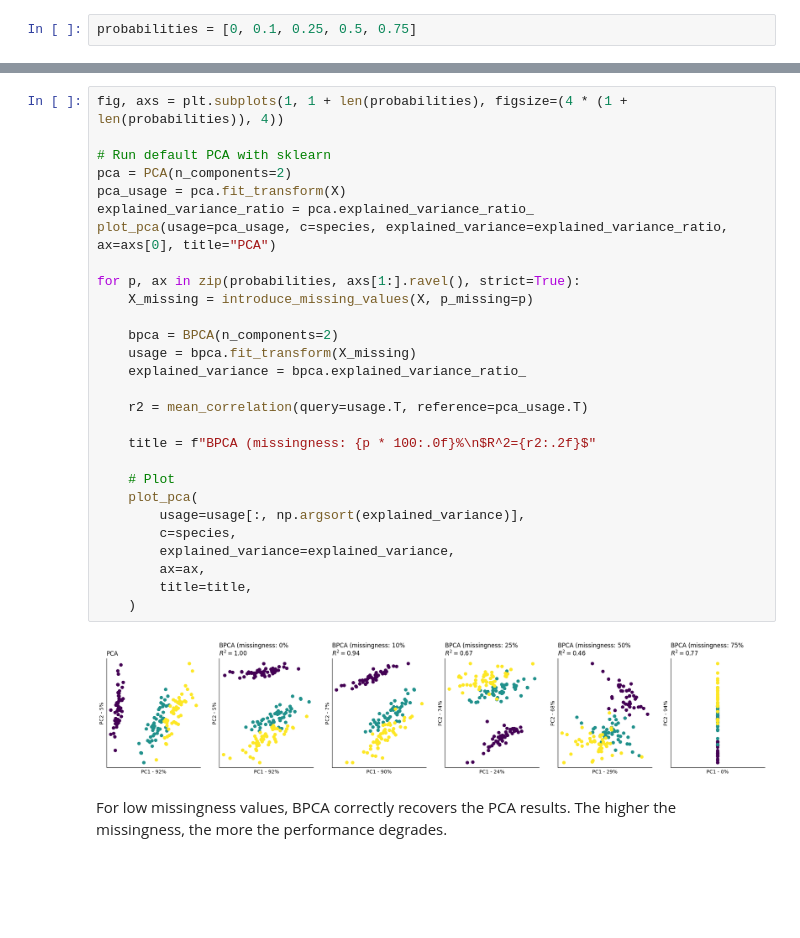
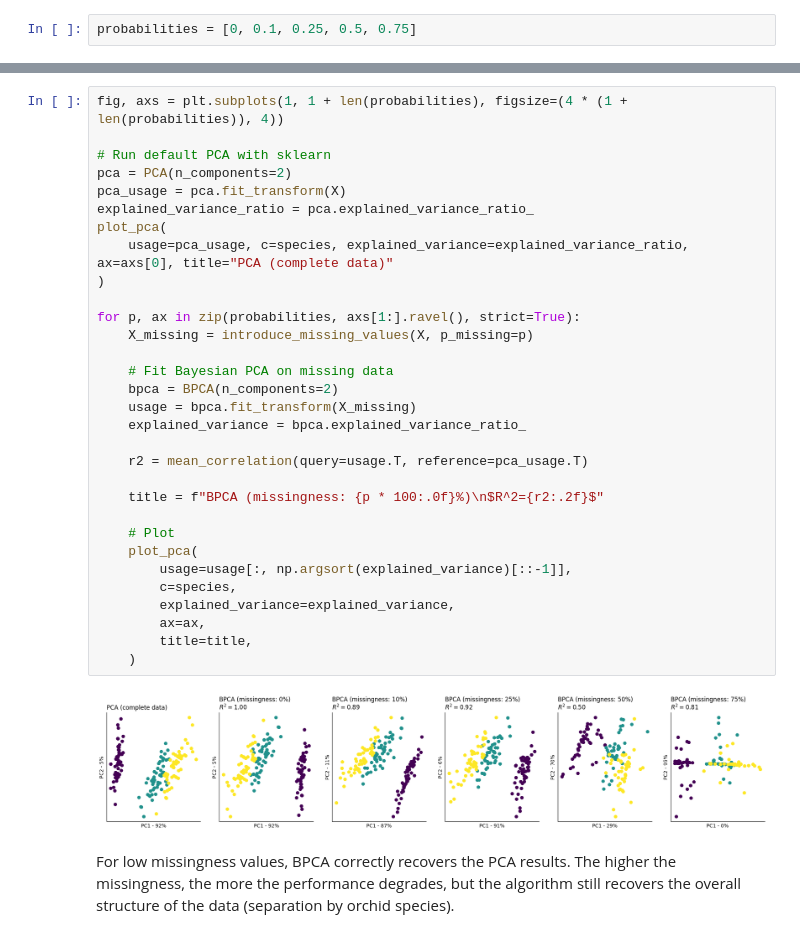
Before and after one commit to lucas-diedrich/bpca, a Jupyter notebook: docs/tutorials/001_iris-data.ipynb, the cells around one changed output, grey strips where cells are left out. Cells and saved outputs as stored; diff of their text form; blank space fills up the shorter version.

```diff
--- a/docs/tutorials/001_iris-data.ipynb
+++ b/docs/tutorials/001_iris-data.ipynb
@@ -87,32 +92,35 @@ probabilities = [0, 0.1, 0.25, 0.5, 0.75]
 # %%
 fig, axs = plt.subplots(1, 1 + len(probabilities), figsize=(4 * (1 + len(probabilities)), 4))
 
 # Run default PCA with sklearn
 pca = PCA(n_components=2)
 pca_usage = pca.fit_transform(X)
 explained_variance_ratio = pca.explained_variance_ratio_
-plot_pca(usage=pca_usage, c=species, explained_variance=explained_variance_ratio, ax=axs[0], title="PCA")
+plot_pca(
+    usage=pca_usage, c=species, explained_variance=explained_variance_ratio, ax=axs[0], title="PCA (complete data)"
+)
 
 for p, ax in zip(probabilities, axs[1:].ravel(), strict=True):
     X_missing = introduce_missing_values(X, p_missing=p)
 
+    # Fit Bayesian PCA on missing data
     bpca = BPCA(n_components=2)
     usage = bpca.fit_transform(X_missing)
     explained_variance = bpca.explained_variance_ratio_
 
     r2 = mean_correlation(query=usage.T, reference=pca_usage.T)
 
-    title = f"BPCA (missingness: {p * 100:.0f}%\n$R^2={r2:.2f}$"
+    title = f"BPCA (missingness: {p * 100:.0f}%)\n$R^2={r2:.2f}$"
 
     # Plot
     plot_pca(
-        usage=usage[:, np.argsort(explained_variance)],
+        usage=usage[:, np.argsort(explained_variance)[::-1]],
         c=species,
         explained_variance=explained_variance,
         ax=ax,
         title=title,
     )
 # %% [output]
-[figure, old version]
+[figure, new version]
 # %% [markdown]
-For low missingness values, BPCA correctly recovers the PCA results. The higher the missingness, the more the performance degrades.
+For low missingness values, BPCA correctly recovers the PCA results. The higher the missingness, the more the performance degrades, but the algorithm still recovers the overall structure of the data (separation by orchid species).
```
Also changed, not shown: parts of 1 cell of this notebook.
